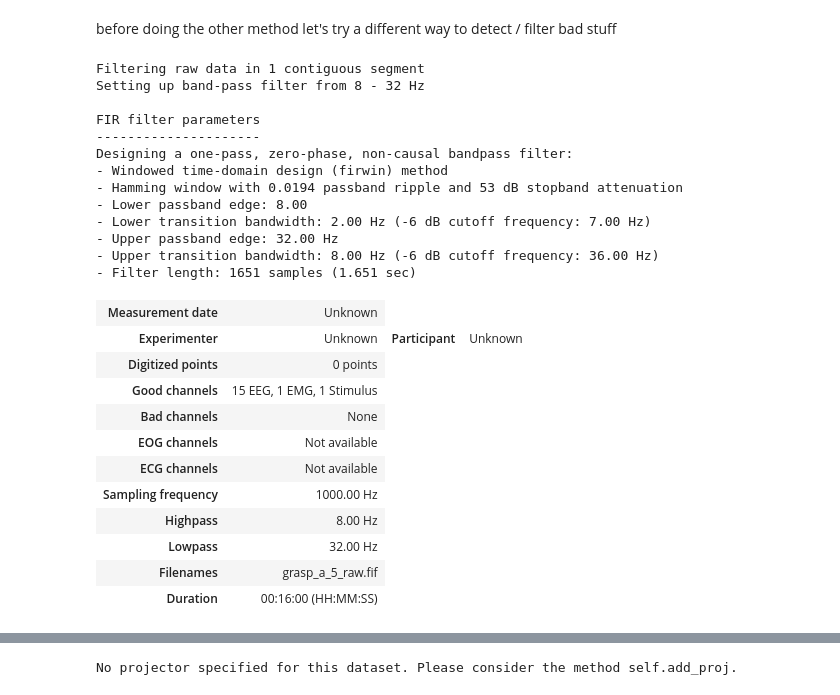
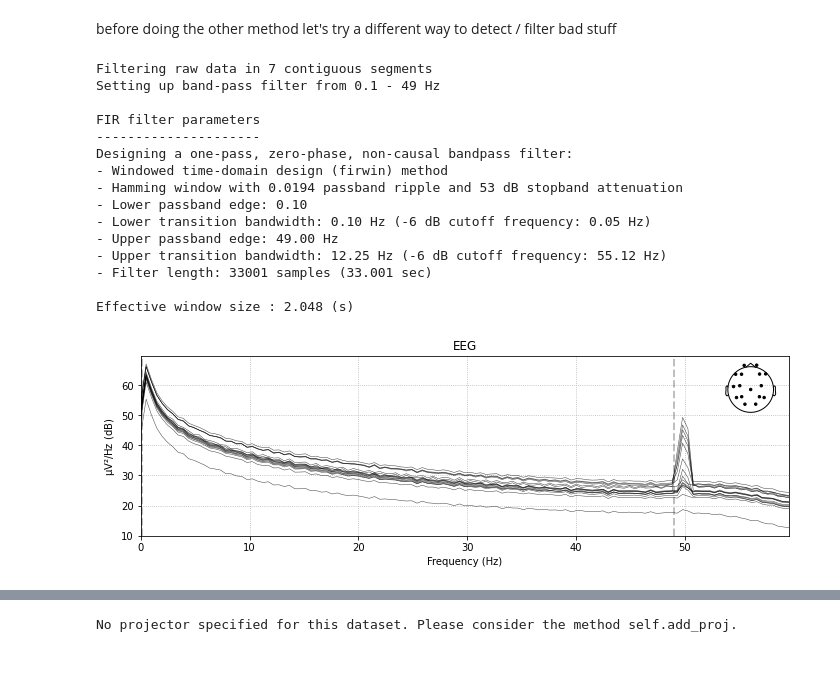
Before and after one commit to zeyus/CogNeuroExam, a Jupyter notebook: src/single_file_analysis_SD_clean4.ipynb, the cells around one changed output, grey strips where cells are left out. Cells and saved outputs as stored; diff of their text form; code cells hidden in the pictures; blank space fills up the shorter version.

```diff
--- a/src/single_file_analysis_SD_clean4.ipynb
+++ b/src/single_file_analysis_SD_clean4.ipynb
@@ -65,38 +96,36 @@ before doing the other method let's try a different way to detect / filter bad s
 # %%
 
 # filter_params = mne.filter.create_filter(raw.get_data(), raw.info['sfreq'],
-#                                          l_freq=8, h_freq=32)
+#                                          l_freq=0.1, h_freq=49.)
 
-# fig = mne.viz.plot_filter(filter_params, raw.info['sfreq'], flim=(0.1, 50), show = False)
+# fig = mne.viz.plot_filter(filter_params, raw.info['sfreq'], flim=(0.01, 62), show = False)
 # fig.set_figheight(4)
 # fig.set_figwidth(4)
 # fig.set_dpi(300)
 # fig.show()
 
-raw.filter(l_freq=8, h_freq=32)
+# freqs = np.arange(50., 451., 50.)
+# notch_widths = freqs/200.
+
+# raw.notch_filter(freqs, picks = ['eeg'],  n_jobs=job_arg)
+
+raw.filter(l_freq=0.1, h_freq=49.)
+
+figplt = raw.plot_psd(fmax=60.)
 # %% [output]
-Filtering raw data in 1 contiguous segment
-Setting up band-pass filter from 8 - 32 Hz
+Filtering raw data in 7 contiguous segments
+Setting up band-pass filter from 0.1 - 49 Hz
 
 FIR filter parameters
 ---------------------
 Designing a one-pass, zero-phase, non-causal bandpass filter:
 - Windowed time-domain design (firwin) method
 - Hamming window with 0.0194 passband ripple and 53 dB stopband attenuation
-- Lower passband edge: 8.00
-- Lower transition bandwidth: 2.00 Hz (-6 dB cutoff frequency: 7.00 Hz)
-- Upper passband edge: 32.00 Hz
-- Upper transition bandwidth: 8.00 Hz (-6 dB cutoff frequency: 36.00 Hz)
-- Filter length: 1651 samples (1.651 sec)
+- Lower passband edge: 0.10
+- Lower transition bandwidth: 0.10 Hz (-6 dB cutoff frequency: 0.05 Hz)
+- Upper passband edge: 49.00 Hz
+- Upper transition bandwidth: 12.25 Hz (-6 dB cutoff frequency: 55.12 Hz)
+- Filter length: 33001 samples (33.001 sec)
+
+Effective window size : 2.048 (s)
-| Measurement date | Unknown |
-| Experimenter | Unknown | Participant | Unknown |
-| Digitized points | 0 points |
-| Good channels | 15 EEG, 1 EMG, 1 Stimulus |
-| Bad channels | None |
-| EOG channels | Not available |
-| ECG channels | Not available |
-| Sampling frequency | 1000.00 Hz |
-| Highpass | 8.00 Hz |
-| Lowpass | 32.00 Hz |
-| Filenames | grasp_a_5_raw.fif |
-| Duration | 00:16:00 (HH:MM:SS) |
+[figure, added]
```
Also changed, not shown: parts of 10 cells of this notebook, 7 other files.
